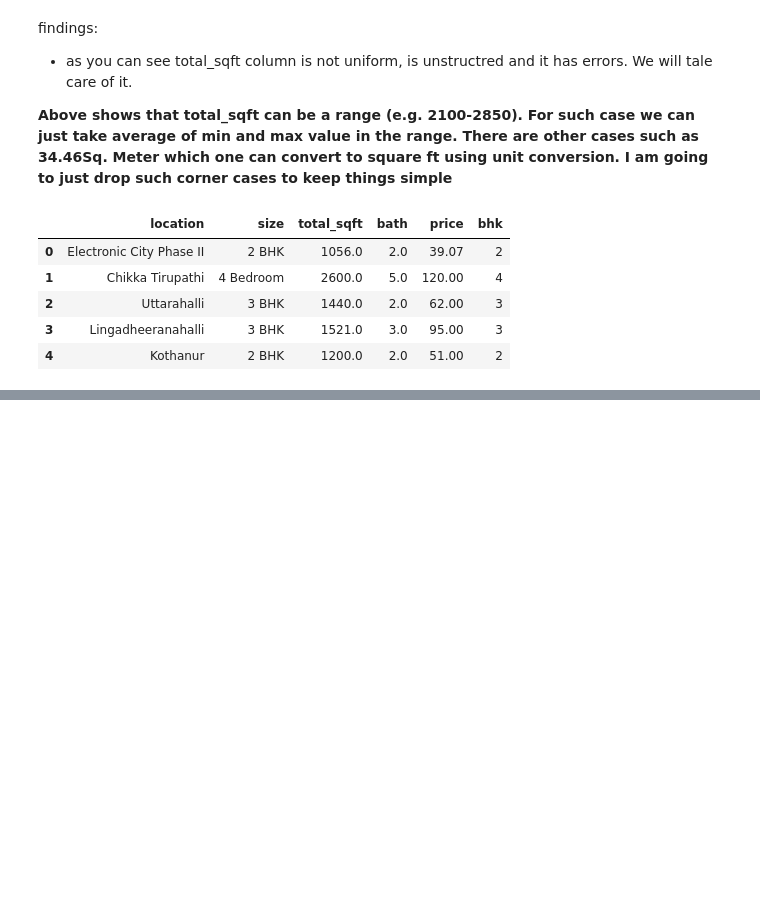
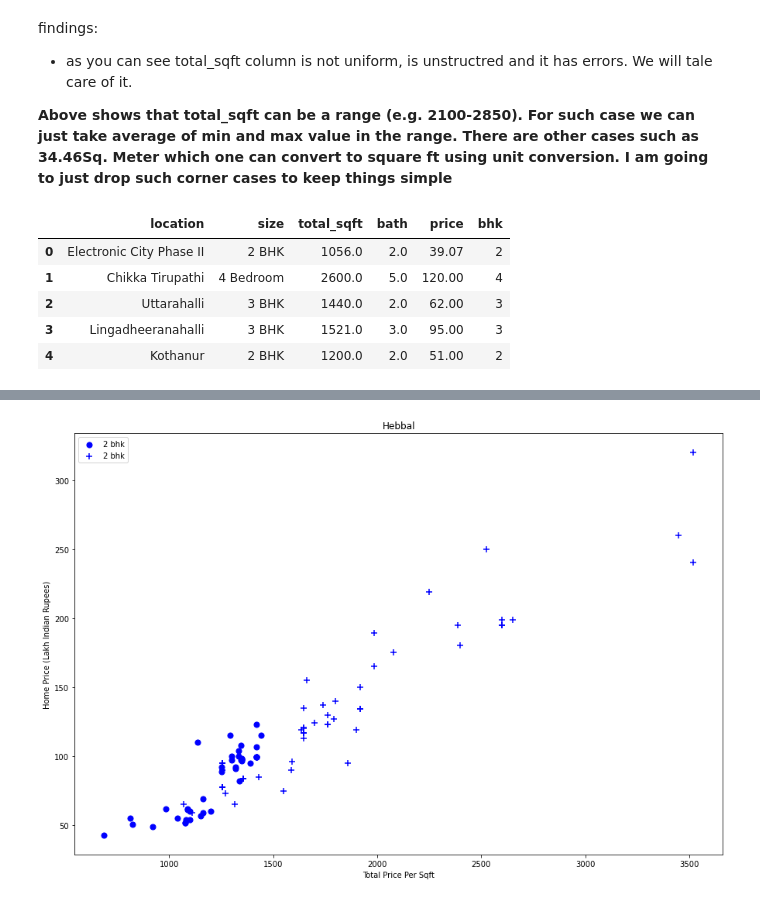
Before and after one commit to aidenerdogan/Real_Wolrd_DS_and_ML, a Jupyter notebook: Home Price Prediction/home_price_pred.ipynb, the cells around one changed output, grey strips where cells are left out. Saved outputs shown, nothing was run; the diff lists cells and outputs as text; code cells hidden in the pictures; blank space fills up the shorter version.

```diff
--- a/Home Price Prediction/home_price_pred.ipynb
+++ b/Home Price Prediction/home_price_pred.ipynb
@@ -225,0 +401,4 @@ data2.head()
+# %%
+scatter_plot(data5,"Hebbal")
+# %% [output]
+[figure, added]
```
Also changed, not shown: parts of 48 cells of this notebook.
